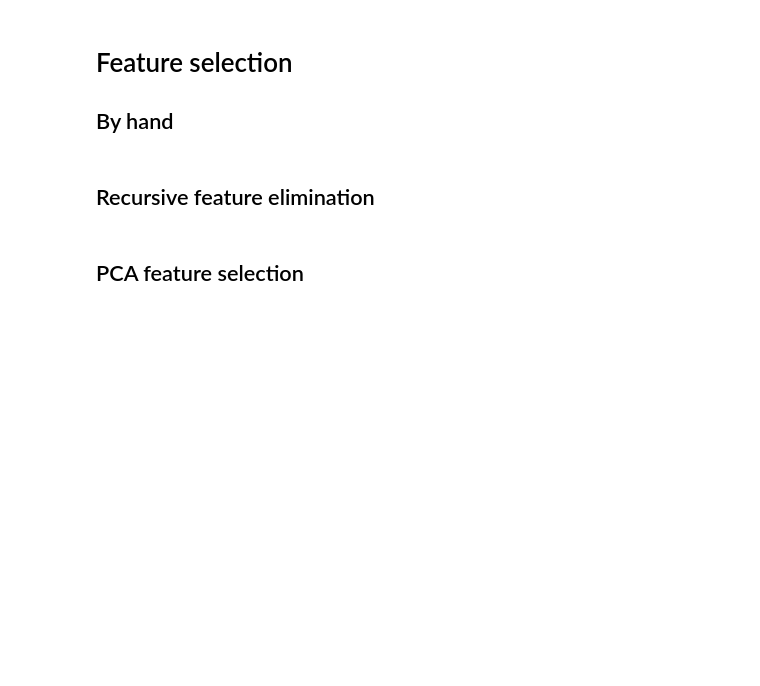
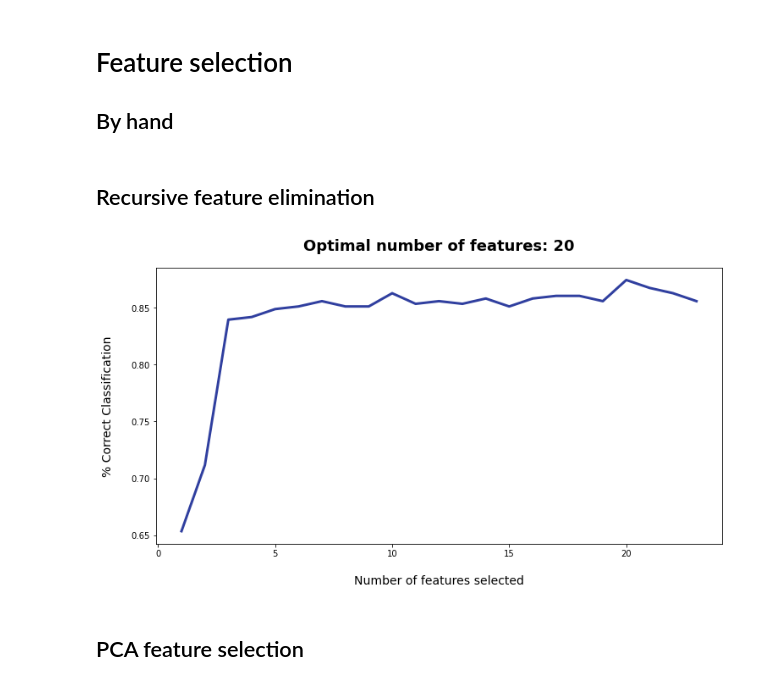
Before and after one commit to Jimmeeee/IML-project, a Jupyter notebook: project.ipynb, the cells around one changed output. Cells and saved outputs as stored; diff of their text form; code cells hidden in the pictures; blank space fills up the shorter version.

Commit message:
rfe plot

```diff
--- a/project.ipynb
+++ b/project.ipynb
@@ -95,15 +95,27 @@ def hand(X):
 # %%
 from sklearn.feature_selection import RFECV
 
-def rfe(X):
+def rfe(X, plot = False):
     # define estimator
     model = RandomForestClassifier()
     # 10fold cross validation, eliminate one feature per iteration
     selector = RFECV(model, step=1, cv=10)
     # Fit to the data
     selector = selector.fit(X, y)
+
+    if plot:
+        plt.figure(figsize=(12, 6))
+        plt.title('Optimal number of features: {}'.format(selector.n_features_), fontsize=18, fontweight='bold', pad=20)
+        plt.xlabel('Number of features selected', fontsize=14, labelpad=20)
+        plt.ylabel('% Correct Classification', fontsize=14, labelpad=20)
+        plt.plot(range(1, len(selector.grid_scores_) + 1), selector.grid_scores_, color='#303F9F', linewidth=3)
+        plt.show()
     # Apply dimension reduction to X
     return selector.transform(X)
+# %%
+r = rfe(normalize(hand(X)),plot=True)
+# %% [output]
+[figure, added]
 # %% [markdown]
 ## PCA feature selection
 # %%
```
